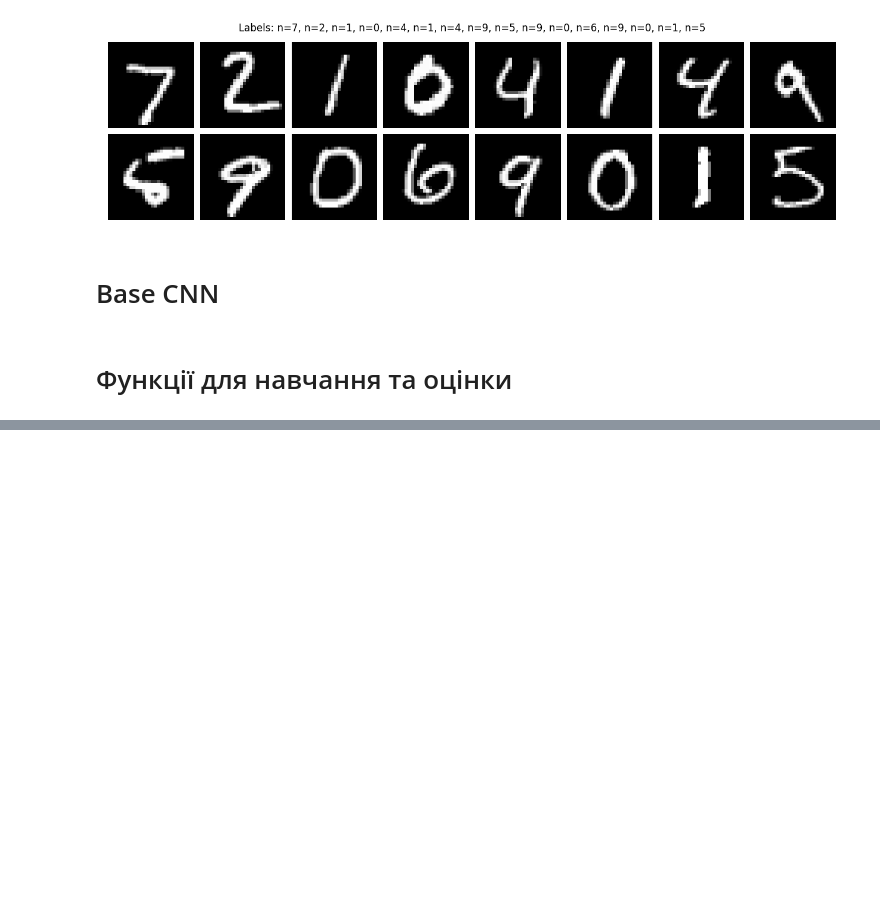
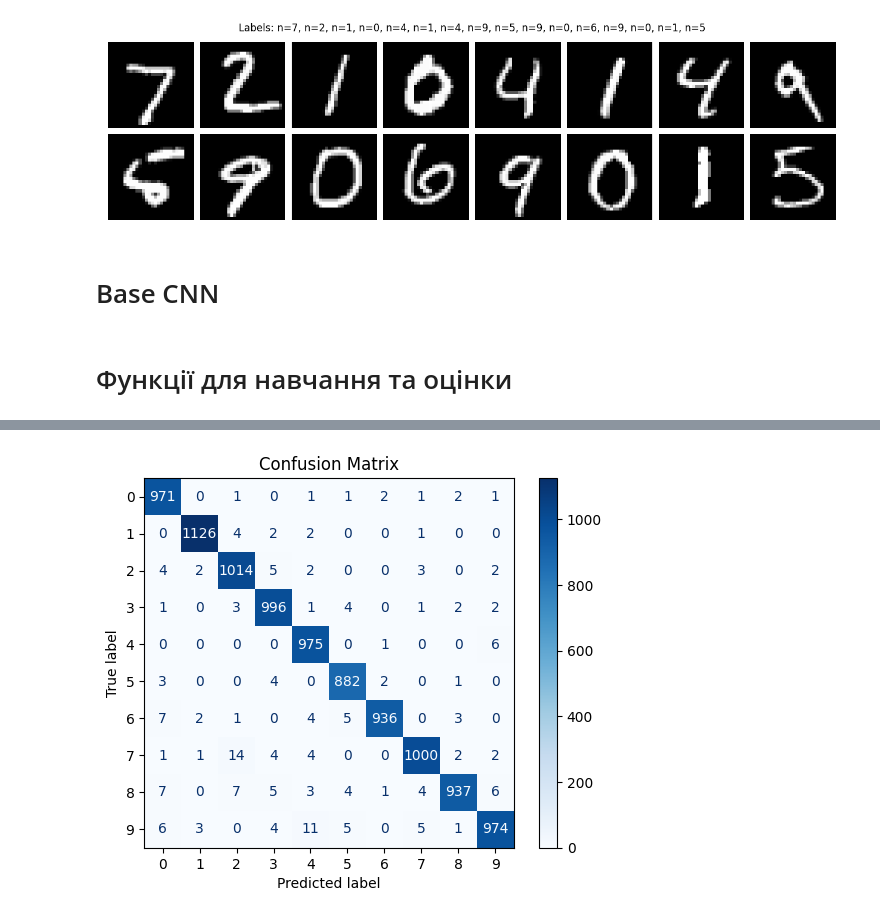
Before and after one commit to dmitriy-shtefan/python-ai, a Jupyter notebook: заняття_11/mnist_notebook.ipynb, the cells around one changed output, grey strips where cells are left out. Drawn from its saved outputs; the diff is of its cells as text; code cells hidden in the pictures; blank space fills up the shorter version.

```diff
--- a/заняття_11/mnist_notebook.ipynb
+++ b/заняття_11/mnist_notebook.ipynb
@@ -232,0 +250,21 @@ baseline_history
+# %%
+from sklearn.metrics import confusion_matrix, ConfusionMatrixDisplay
+
+
+all_true = torch.tensor([])
+all_pred = torch.tensor([])
+
+for images, labels in test_dataloader:
+    logits = model(images)
+    y_pred = logits.argmax(dim=1)
+    all_true = torch.cat((all_true, labels), dim=0)
+    all_pred = torch.cat((all_pred, y_pred), dim=0)
+
+cm = confusion_matrix(all_true, all_pred)
+
+disp = ConfusionMatrixDisplay(cm)
+disp.plot(cmap="Blues")
+plt.title("Confusion Matrix")
+plt.show()
+# %% [output]
+[figure, added]
```
Also changed, not shown: parts of 3 cells of this notebook, 2 other files.
